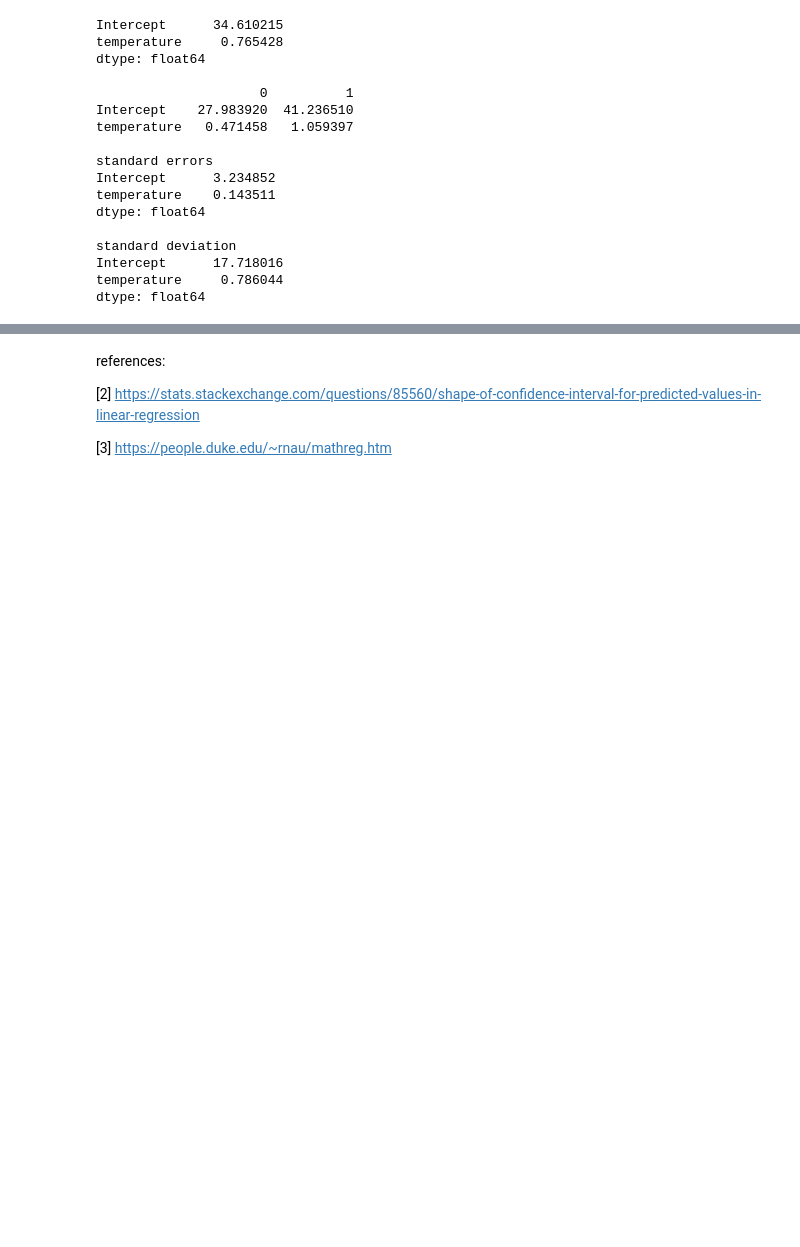
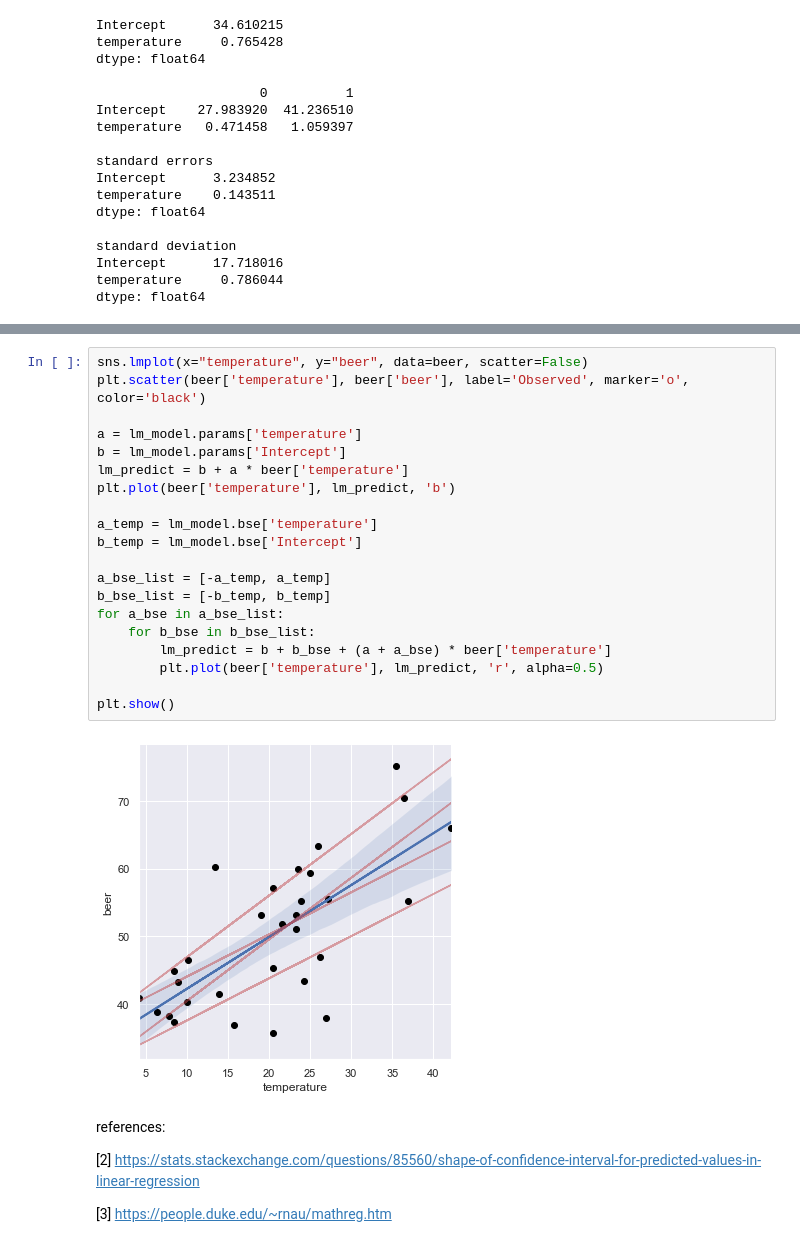
Before and after one commit to meticulousdev/StatisticsWithPython, a Jupyter notebook: StatisticsTextbook/chap05/ci_pi.ipynb, the cells around one changed output, grey strips where cells are left out. Cells and saved outputs as stored; diff of their text form; blank space fills up the shorter version.

```diff
--- a/StatisticsTextbook/chap05/ci_pi.ipynb
+++ b/StatisticsTextbook/chap05/ci_pi.ipynb
@@ -112,6 +112,28 @@ plt.plot(beer['temperature'], lm_predict, 'b')
 plt.show()
 # %% [output]
 [figure]
+# %%
+sns.lmplot(x="temperature", y="beer", data=beer, scatter=False)
+plt.scatter(beer['temperature'], beer['beer'], label='Observed', marker='o', color='black')
+
+a = lm_model.params['temperature']
+b = lm_model.params['Intercept']
+lm_predict = b + a * beer['temperature']
+plt.plot(beer['temperature'], lm_predict, 'b')
+
+a_temp = lm_model.bse['temperature']
+b_temp = lm_model.bse['Intercept']
+
+a_bse_list = [-a_temp, a_temp]
+b_bse_list = [-b_temp, b_temp]
+for a_bse in a_bse_list:
+    for b_bse in b_bse_list:
+        lm_predict = b + b_bse + (a + a_bse) * beer['temperature']
+        plt.plot(beer['temperature'], lm_predict, 'r', alpha=0.5)
+
+plt.show()
+# %% [output]
+[figure, added]
 # %% [markdown]
 references:
 
```
Also changed, not shown: parts of 12 cells of this notebook.
